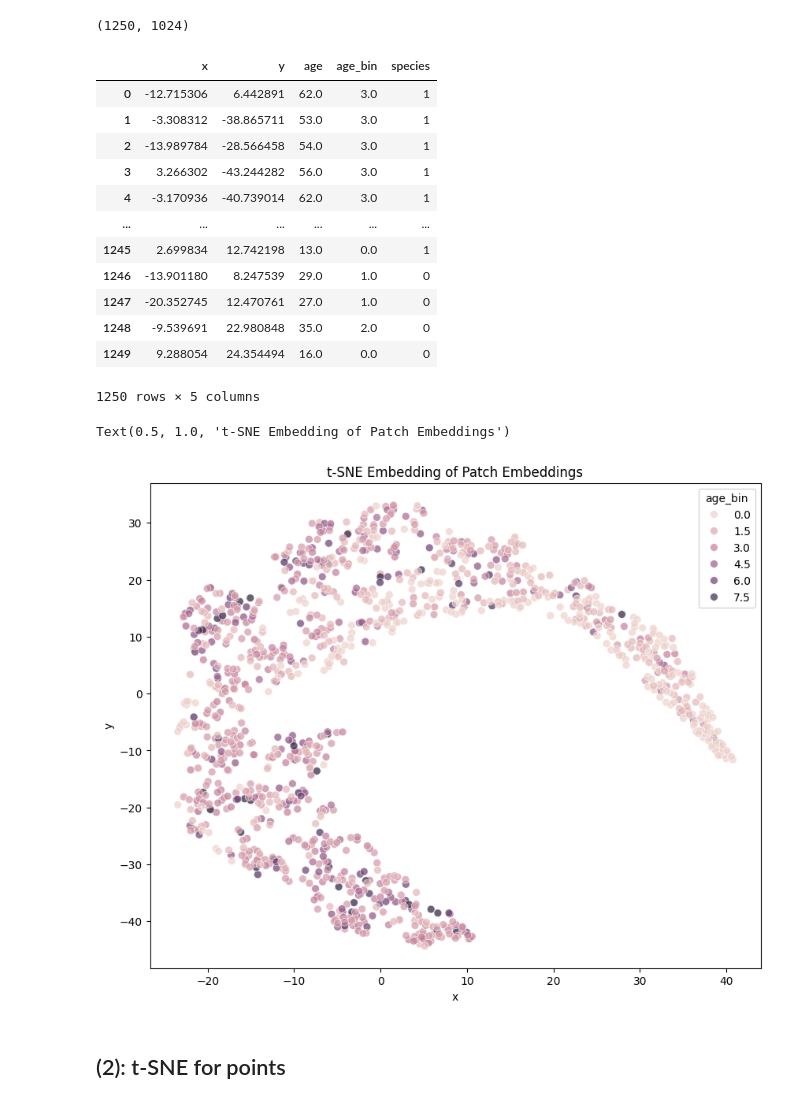
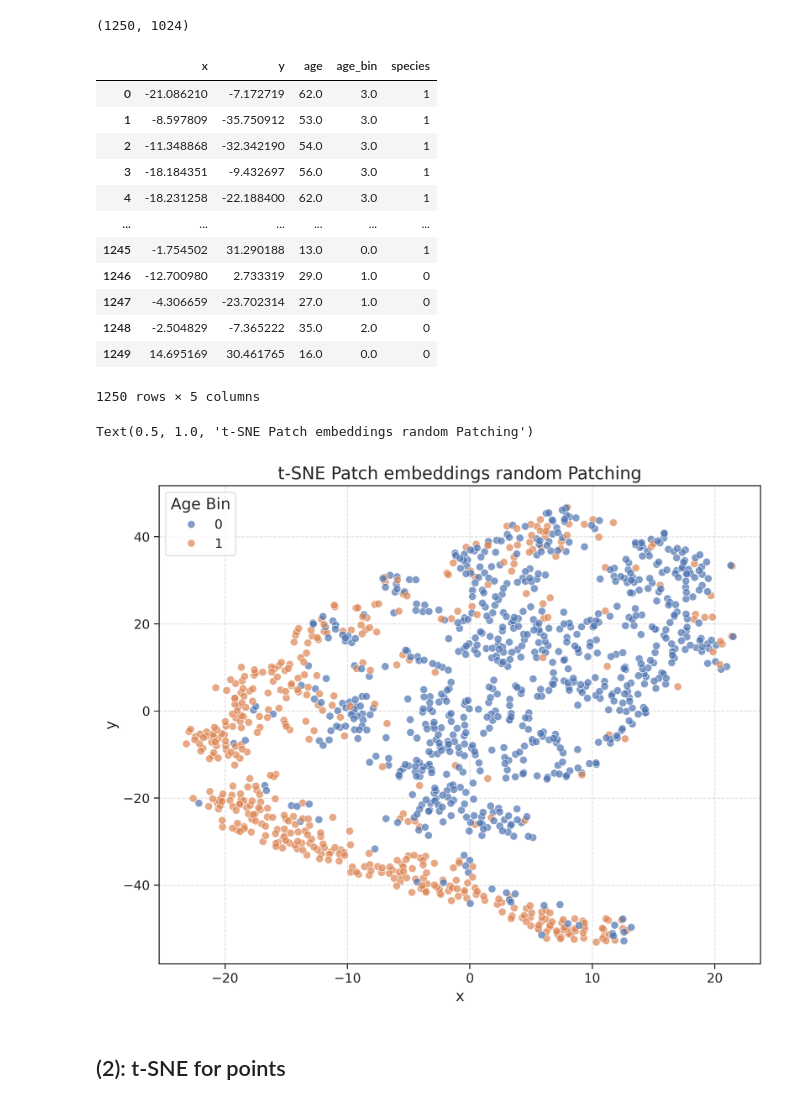
Before and after one commit to hansendav/MAE3D-SingleTree, a Jupyter notebook: misc/feature_embeddings.ipynb, the cells around one changed output. Drawn from its saved outputs; the diff is of its cells as text; code cells hidden in the pictures.

```diff
--- a/misc/feature_embeddings.ipynb
+++ b/misc/feature_embeddings.ipynb
@@ -32,7 +35,7 @@ if GlobalHydra.instance().is_initialized():
 	GlobalHydra.instance().clear()
 
 initialize(config_path="../config/experiments")
-cfg = compose(config_name="/BASELINE_FORSPECIES") # SET CONFIG HERE
+cfg = compose(config_name="/BASELINE_FORSPECIES_RANDOM") # SET CONFIG HERE
 OmegaConf.set_struct(cfg, False)
 # %% [output]
 The version_base parameter is not specified.
@@ -128,30 +131,52 @@ df_emb_module['species'] = np.concatenate(species_list, axis=0)
 df_emb_module
 # %% [output]
 |  | x | y | age | age_bin | species |
-| 0 | -12.715306 | 6.442891 | 62.0 | 3.0 | 1 |
-| 1 | -3.308312 | -38.865711 | 53.0 | 3.0 | 1 |
-| 2 | -13.989784 | -28.566458 | 54.0 | 3.0 | 1 |
-| 3 | 3.266302 | -43.244282 | 56.0 | 3.0 | 1 |
-| 4 | -3.170936 | -40.739014 | 62.0 | 3.0 | 1 |
+| 0 | -21.086210 | -7.172719 | 62.0 | 3.0 | 1 |
+| 1 | -8.597809 | -35.750912 | 53.0 | 3.0 | 1 |
+| 2 | -11.348868 | -32.342190 | 54.0 | 3.0 | 1 |
+| 3 | -18.184351 | -9.432697 | 56.0 | 3.0 | 1 |
+| 4 | -18.231258 | -22.188400 | 62.0 | 3.0 | 1 |
 | ... | ... | ... | ... | ... | ... |
-| 1245 | 2.699834 | 12.742198 | 13.0 | 0.0 | 1 |
-| 1246 | -13.901180 | 8.247539 | 29.0 | 1.0 | 0 |
-| 1247 | -20.352745 | 12.470761 | 27.0 | 1.0 | 0 |
-| 1248 | -9.539691 | 22.980848 | 35.0 | 2.0 | 0 |
-| 1249 | 9.288054 | 24.354494 | 16.0 | 0.0 | 0 |
+| 1245 | -1.754502 | 31.290188 | 13.0 | 0.0 | 1 |
+| 1246 | -12.700980 | 2.733319 | 29.0 | 1.0 | 0 |
+| 1247 | -4.306659 | -23.702314 | 27.0 | 1.0 | 0 |
+| 1248 | -2.504829 | -7.365222 | 35.0 | 2.0 | 0 |
+| 1249 | 14.695169 | 30.461765 | 16.0 | 0.0 | 0 |
 1250 rows × 5 columns
+# %%
+sns.set_theme(style="whitegrid")
+sns.set_context("paper", font_scale=1.5)
+sns.set_style("ticks")
+
+plt.rcParams.update({
+	"axes.titlesize": 16,
+	"axes.labelsize": 14,
+	"xtick.labelsize": 12,
+	"ytick.labelsize": 12,
+	"legend.fontsize": 12,
+	"font.family": "sans-serif",  # "serif", "sans-serif", "monospace"
+	"figure.dpi": 300,
+	"savefig.dpi": 300,
+	"figure.figsize": (10, 6),
+	"lines.linewidth": 2,
+	"lines.markersize": 6,
+	"axes.grid": True,
+	"grid.linestyle": "--",
+	"grid.alpha": 0.7
+})
 # %%
 import seaborn as sns
 import matplotlib.pyplot as plt
 
 
 cmap = plt.get_cmap('Accent')
 plt.figure(figsize=(10, 8))
-sns.scatterplot(data=df_emb_module, x='x', y='y', hue='age_bin', s=50, alpha=0.7)
-plt.title('t-SNE Embedding of Patch Embeddings')
+sns.scatterplot(data=df_emb_module, x='x', y='y', hue='species', s=50, alpha=0.7)
+plt.legend(title='Age Bin')
+plt.title('t-SNE Patch embeddings random Patching')
 # %% [output]
-Text(0.5, 1.0, 't-SNE Embedding of Patch Embeddings')
+Text(0.5, 1.0, 't-SNE Patch embeddings random Patching')
-[figure, old version]
+[figure, new version]
 # %% [markdown]
 ## (2): t-SNE for points
 # %%
```
Also changed, not shown: parts of 2 cells of this notebook, 13 other files.
